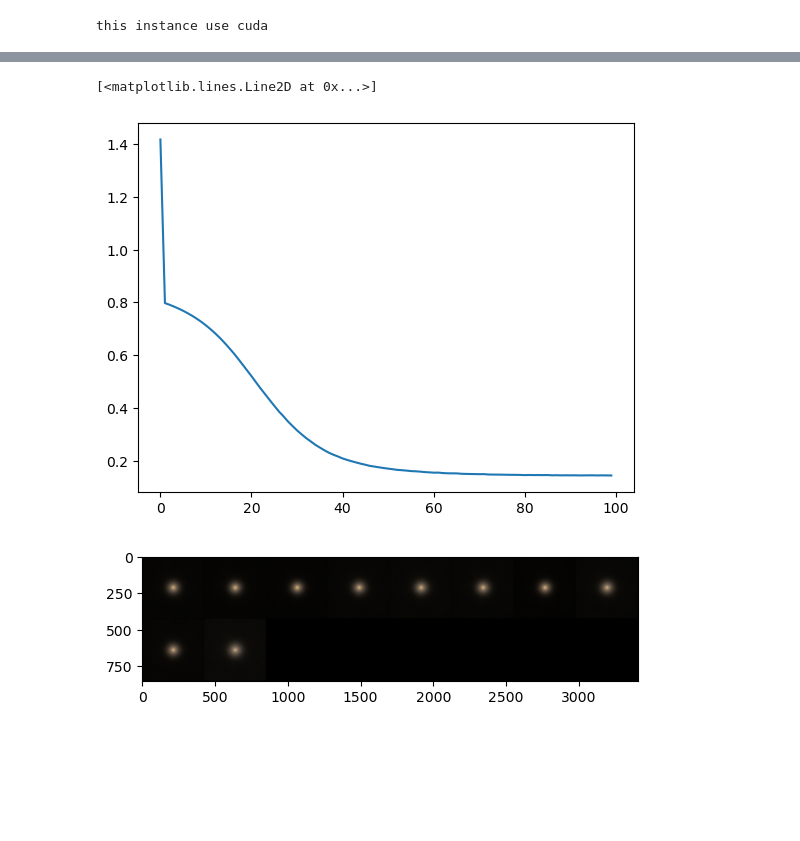
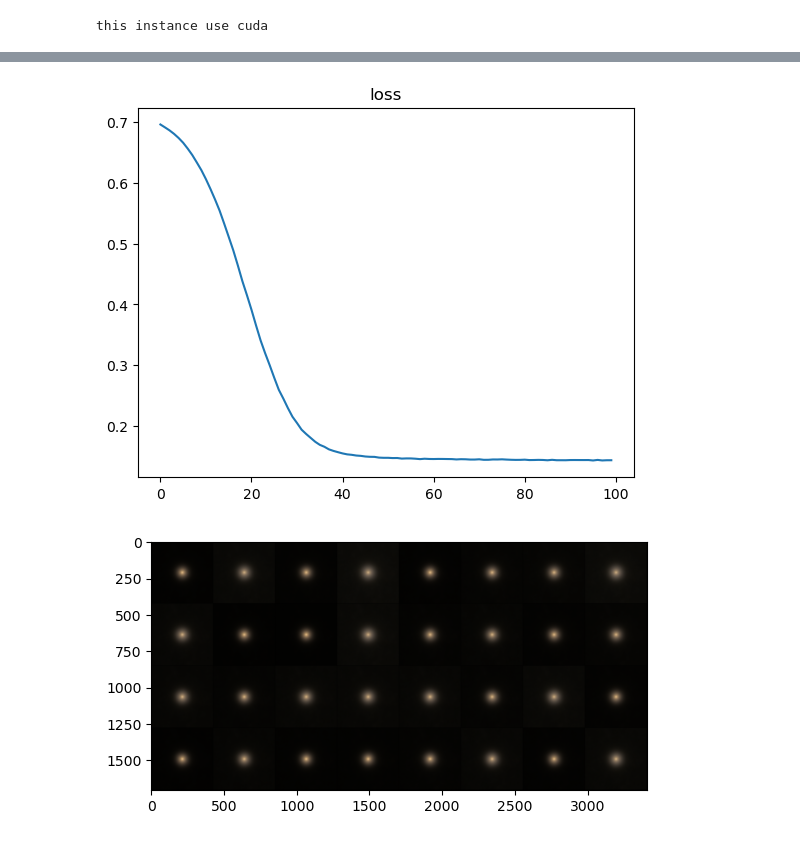
Before and after one commit to sirius59/project-dl, a Jupyter notebook: MLP_VAE.ipynb, the cells around one changed output, grey strips where cells are left out. Drawn from its saved outputs; the diff is of its cells as text; code cells hidden in the pictures; blank space fills up the shorter version.

```diff
--- a/MLP_VAE.ipynb
+++ b/MLP_VAE.ipynb
@@ -115,13 +115,13 @@ class MLP_VAE(nn.Module):
 # %%
-def ElboLoss(x, x_reconstructed, mu, logvar):
+def ElboLoss(x, x_reconstructed, mu, sigma, alpha=1):
     criterion = F.binary_cross_entropy(x_reconstructed, x)
-    KL_div = -0.5*torch.mean(1 + logvar - mu**2 - torch.exp(logvar))
-    elbo = torch.mean(criterion + KL_div)
+    KL_div = -0.5*torch.sum(1+sigma-mu**2-torch.exp(sigma))
+    elbo = torch.mean(criterion + alpha * KL_div)
     return elbo
 # %% [markdown]
 ## Training
 # %%
-def train_MLP(num_epochs):
+def train_MLP(num_epochs, alpha=1):
     """
     Train the model (VAE) onto the data in the trainloader
     """
@@ -133,9 +133,9 @@ def train_MLP(num_epochs):
 
         for i,x in loop:
             x = x.to(device).view(x.shape[0],-1)
-            x_reconstructed, mu, logvar = model(x)
+            x_reconstructed, mu, sigma = model(x)
 
-            loss = ElboLoss(x, x_reconstructed, mu, logvar)
+            loss = ElboLoss(x, x_reconstructed, mu, sigma, alpha)
             optimizer.zero_grad()
             loss.backward()
             optimizer.step()
@@ -177,5 +177,5 @@ trainloader = DataLoader(trainset, batch_size=batch_size, shuffle=True, num_work
 model = MLP_VAE(input_dim=input_dim,hidden_dim=10,output_dim=5).to(device)
 optimizer = optim.Adam(model.parameters(), lr=learning_rate)
 # %%
-train_avg_loss = train_MLP(100)
+train_avg_loss = train_MLP(100,alpha=1e-6)
 # %% [output]
@@ -199,12 +201,13 @@ train_avg_loss = train_MLP(100)
 # %%
 plt.plot(train_avg_loss)
+plt.title('loss')
+plt.show()
 # %% [output]
-[<matplotlib.lines.Line2D at 0x...>]
-[figure, old version]
+[figure, new version]
 # %%
 model=model.to('cpu')
-images=next(iter(trainloader))
-test,mu,logvar=model(images.view(images.shape[0],-1))
-show_images(utils.make_grid(test.view(test.shape[0],3,424,424)[:10]))
+#images=next(iter(trainloader))
+#y,mu,sigma=model(images.view(images.shape[0],-1))
+#show_images(utils.make_grid(y.view(y.shape[0],3,424,424)))
 # %% [output]
-[figure, old version]
+[figure, new version]
```
Also changed, not shown: parts of 15 cells of this notebook, 12 other files.
